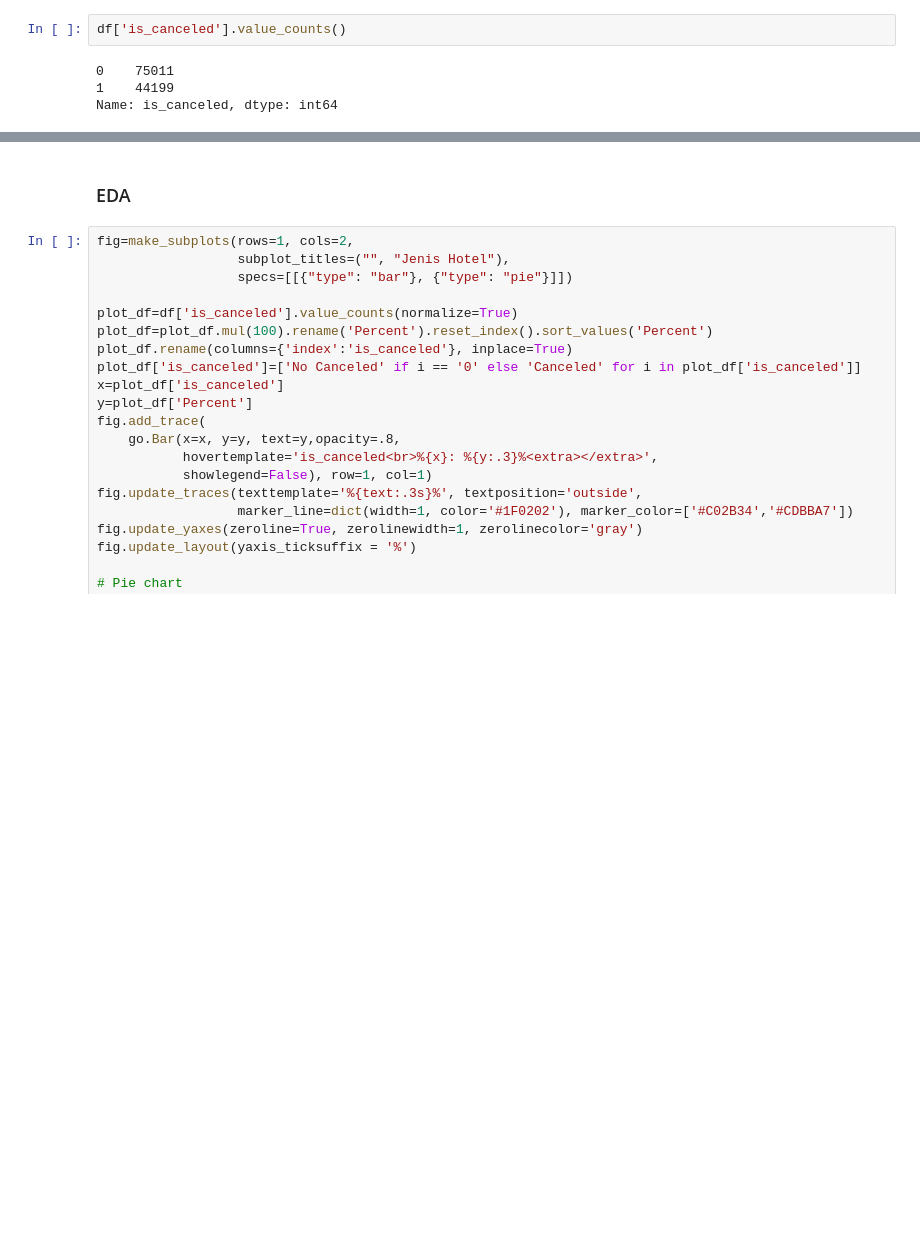
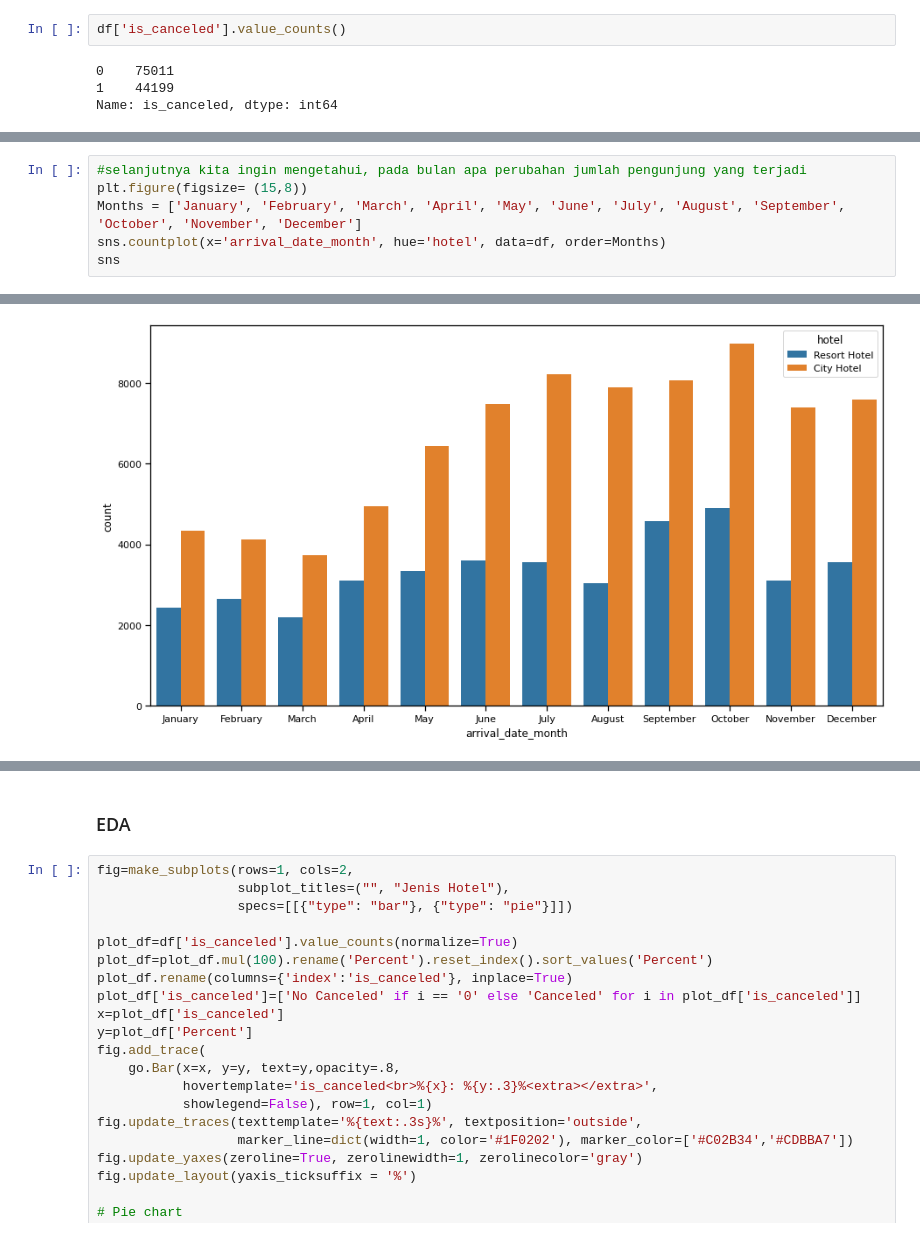
Before and after one commit to Hana5i/Hotel-Business-Insight-Portfolio, a Jupyter notebook: Hotel Business/Hotel Business Insight.ipynb, the cells around one changed output, grey strips where cells are left out. Cells and saved outputs as stored; diff of their text form; blank space fills up the shorter version.

```diff
--- a/Hotel Business/Hotel Business Insight.ipynb
+++ b/Hotel Business/Hotel Business Insight.ipynb
@@ -153,0 +169,7 @@ Name: is_canceled, dtype: int64
+# %%
+#selanjutnya kita ingin mengetahui, pada bulan apa perubahan jumlah pengunjung yang terjadi
+plt.figure(figsize= (15,8))
+Months = ['January', 'February', 'March', 'April', 'May', 'June', 'July', 'August', 'September', 'October', 'November', 'December']
+sns.countplot(x='arrival_date_month', hue='hotel', data=df, order=Months)
+sns
+# %% [output]
@@ -153,0 +177 @@ Name: is_canceled, dtype: int64
+[figure, added]
```
Also changed, not shown: parts of 15 cells of this notebook, 2 other files.
